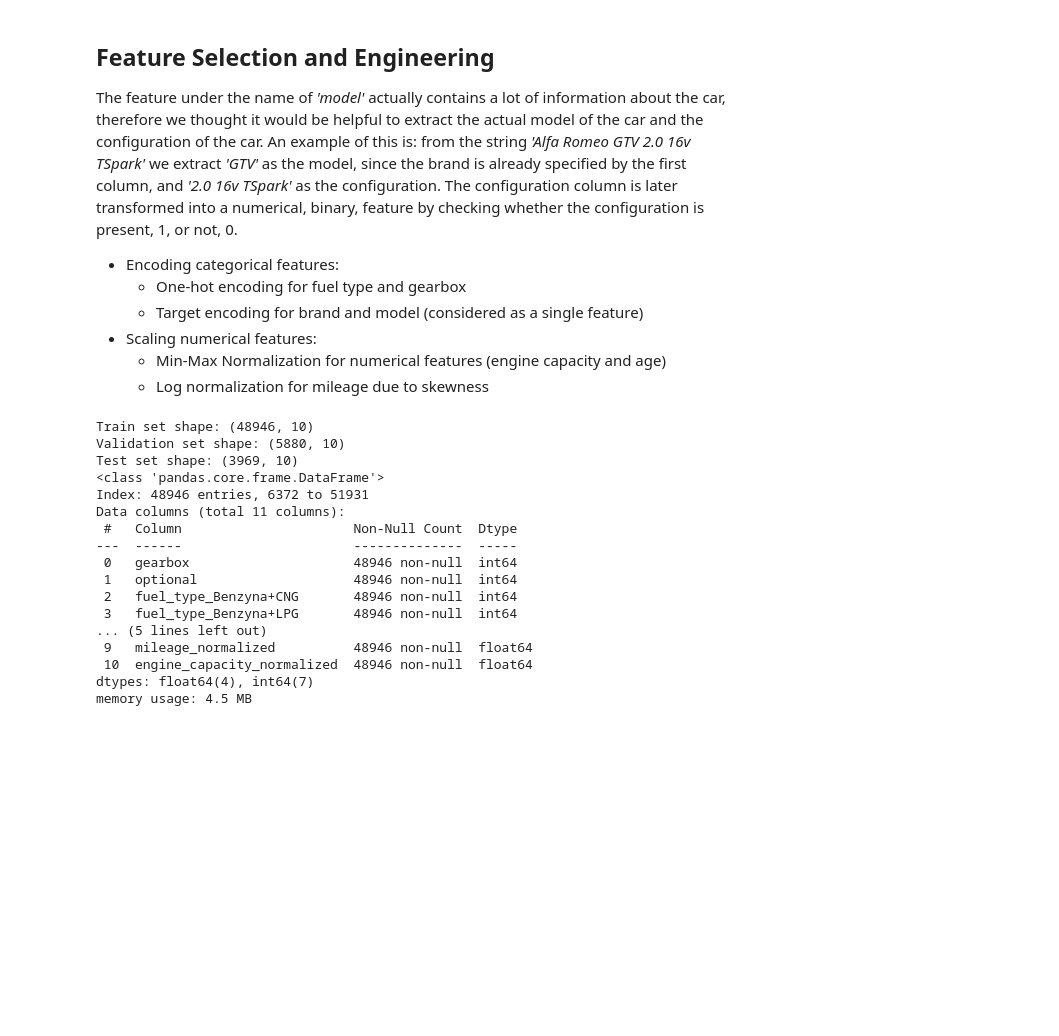
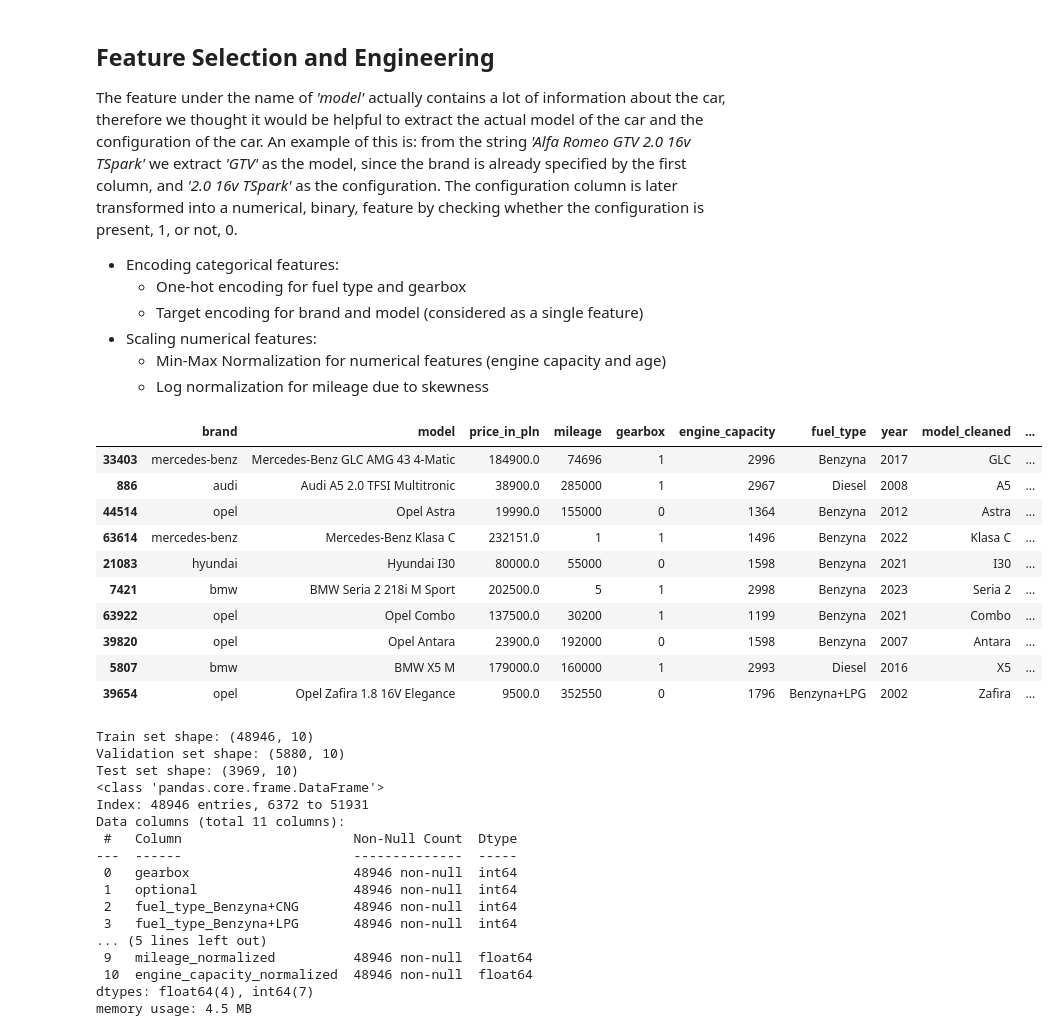
Before and after one commit to andreaalboni/Machine-Learning-Exam, a Jupyter notebook: exam.ipynb, the cells around one changed output. Cells and saved outputs as stored; diff of their text form; code cells hidden in the pictures; blank space fills up the shorter version.

Commit message:
added some dataframe head to visualize dataframes and added report

```diff
--- a/exam.ipynb
+++ b/exam.ipynb
@@ -451,6 +451,20 @@ df['gearbox'] = df['gearbox'].map(gearbox_mapping)
 
 # ---------------------- Dropping useless features ----------------------
 df.drop(['city', 'voivodeship'], axis=1, inplace=True)
+# %%
+df.sample(n=10)
+# %% [output]
+|  | brand | model | price_in_pln | mileage | gearbox | engine_capacity | fuel_type | year | model_cleaned | ... |
+| 33403 | mercedes-benz | Mercedes-Benz GLC AMG 43 4-Matic | 184900.0 | 74696 | 1 | 2996 | Benzyna | 2017 | GLC | ... |
+| 886 | audi | Audi A5 2.0 TFSI Multitronic | 38900.0 | 285000 | 1 | 2967 | Diesel | 2008 | A5 | ... |
+| 44514 | opel | Opel Astra | 19990.0 | 155000 | 0 | 1364 | Benzyna | 2012 | Astra | ... |
+| 63614 | mercedes-benz | Mercedes-Benz Klasa C | 232151.0 | 1 | 1 | 1496 | Benzyna | 2022 | Klasa C | ... |
+| 21083 | hyundai | Hyundai I30 | 80000.0 | 55000 | 0 | 1598 | Benzyna | 2021 | I30 | ... |
+| 7421 | bmw | BMW Seria 2 218i M Sport | 202500.0 | 5 | 1 | 2998 | Benzyna | 2023 | Seria 2 | ... |
+| 63922 | opel | Opel Combo | 137500.0 | 30200 | 1 | 1199 | Benzyna | 2021 | Combo | ... |
+| 39820 | opel | Opel Antara | 23900.0 | 192000 | 0 | 1598 | Benzyna | 2007 | Antara | ... |
+| 5807 | bmw | BMW X5 M | 179000.0 | 160000 | 1 | 2993 | Diesel | 2016 | X5 | ... |
+| 39654 | opel | Opel Zafira 1.8 16V Elegance | 9500.0 | 352550 | 0 | 1796 | Benzyna+LPG | 2002 | Zafira | ... |
 # %%
 # Split df in train, val and test sets
 X = df.drop('price_in_pln', axis=1)
```
Also changed, not shown: parts of 2 cells of this notebook, 2 other files.
